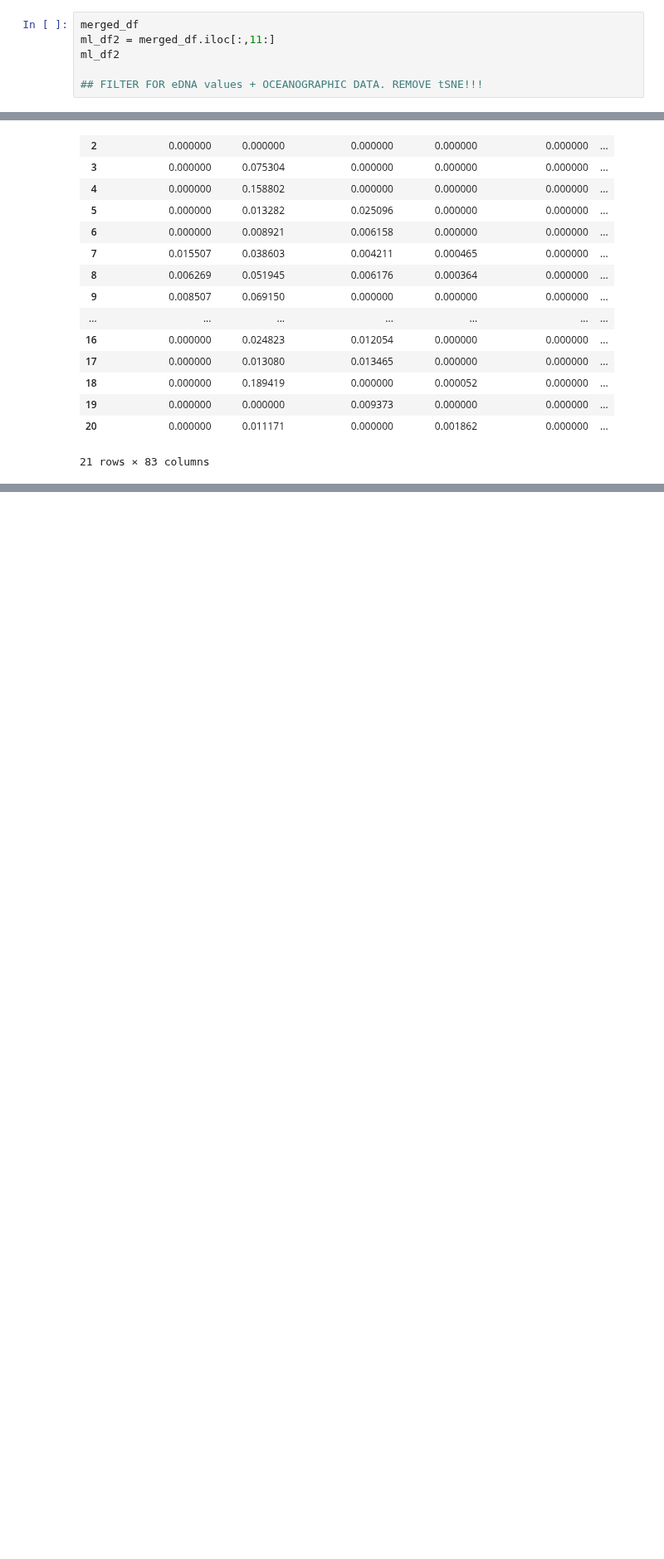
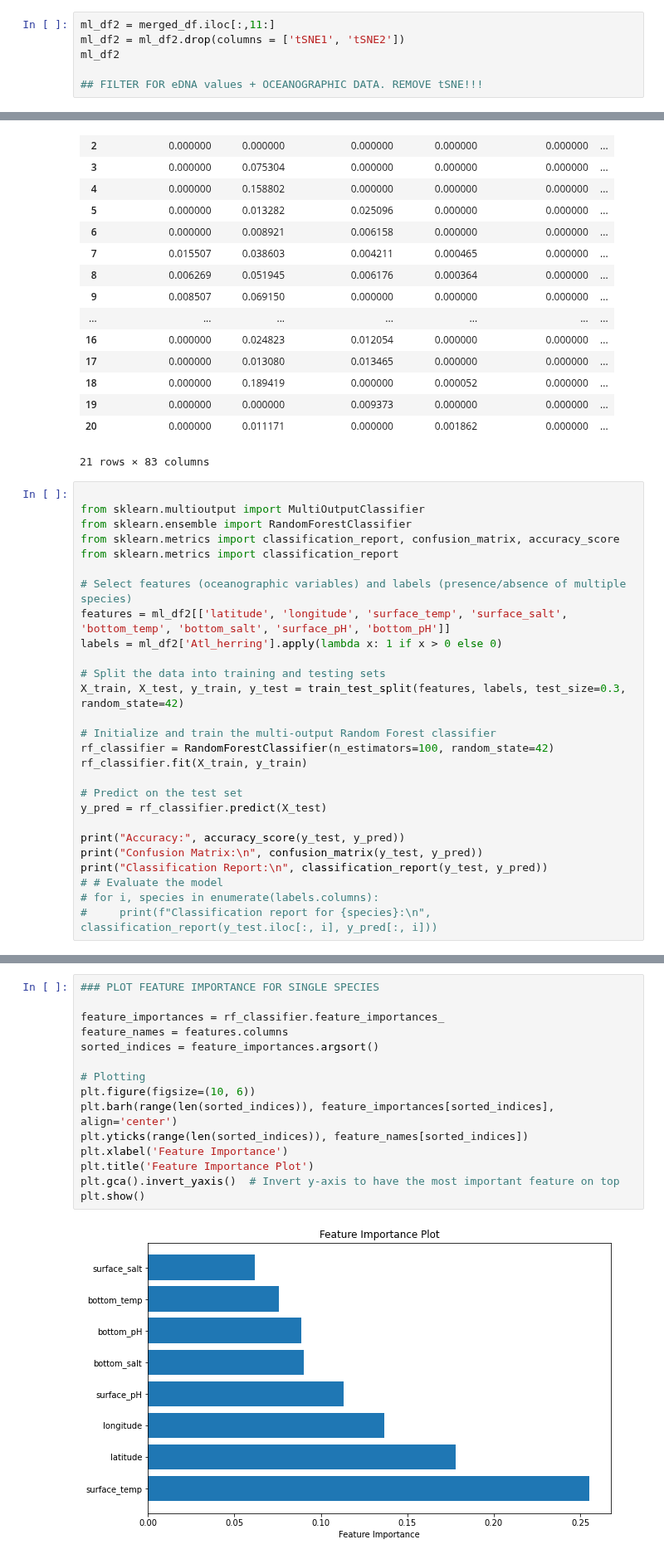
Before and after one commit to henrysun9074/fishics, a Jupyter notebook: demo/ctd.ipynb, the cells around one changed output, grey strips where cells are left out. Shown at 83% size. Drawn from its saved outputs; the diff is of its cells as text; blank space fills up the shorter version.

Commit message:
Testing RF model initial using multiple species

```diff
--- a/demo/ctd.ipynb
+++ b/demo/ctd.ipynb
@@ -202,8 +200,8 @@ plt.show()
 Classification task
 Predict the presence/absence of a certain species - classification task.
 # %%
-merged_df
 ml_df2 = merged_df.iloc[:,11:]
+ml_df2 = ml_df2.drop(columns = ['tSNE1', 'tSNE2'])
 ml_df2
 
 ## FILTER FOR eDNA values + OCEANOGRAPHIC DATA. REMOVE tSNE!!!
@@ -226,3 +224,30 @@ ml_df2
 | 19 | 0.000000 | 0.000000 | 0.009373 | 0.000000 | 0.000000 | ... |
 | 20 | 0.000000 | 0.011171 | 0.000000 | 0.001862 | 0.000000 | ... |
 21 rows × 83 columns
+# %%
+
+from sklearn.multioutput import MultiOutputClassifier
+from sklearn.ensemble import RandomForestClassifier
+from sklearn.metrics import classification_report, confusion_matrix, accuracy_score
+from sklearn.metrics import classification_report
+
+# Select features (oceanographic variables) and labels (presence/absence of multiple species)
+features = ml_df2[['latitude', 'longitude', 'surface_temp', 'surface_salt', 'bottom_temp', 'bottom_salt', 'surface_pH', 'bottom_pH']]
+labels = ml_df2['Atl_herring'].apply(lambda x: 1 if x > 0 else 0)
+
+# Split the data into training and testing sets
+X_train, X_test, y_train, y_test = train_test_split(features, labels, test_size=0.3, random_state=42)
+
+# Initialize and train the multi-output Random Forest classifier
+rf_classifier = RandomForestClassifier(n_estimators=100, random_state=42)
+rf_classifier.fit(X_train, y_train)
+
+# Predict on the test set
+y_pred = rf_classifier.predict(X_test)
+
+print("Accuracy:", accuracy_score(y_test, y_pred))
+print("Confusion Matrix:\n", confusion_matrix(y_test, y_pred))
+print("Classification Report:\n", classification_report(y_test, y_pred))
+# # Evaluate the model
+# for i, species in enumerate(labels.columns):
+#     print(f"Classification report for {species}:\n", classification_report(y_test.iloc[:, i], y_pred[:, i]))
@@ -228,0 +268,17 @@ ml_df2
+# %%
+### PLOT FEATURE IMPORTANCE FOR SINGLE SPECIES
+
+feature_importances = rf_classifier.feature_importances_
+feature_names = features.columns
+sorted_indices = feature_importances.argsort()
+
+# Plotting
+plt.figure(figsize=(10, 6))
+plt.barh(range(len(sorted_indices)), feature_importances[sorted_indices], align='center')
+plt.yticks(range(len(sorted_indices)), feature_names[sorted_indices])
+plt.xlabel('Feature Importance')
+plt.title('Feature Importance Plot')
+plt.gca().invert_yaxis()  # Invert y-axis to have the most important feature on top
+plt.show()
+# %% [output]
+[figure, added]
```
Also changed, not shown: parts of 8 cells of this notebook.
